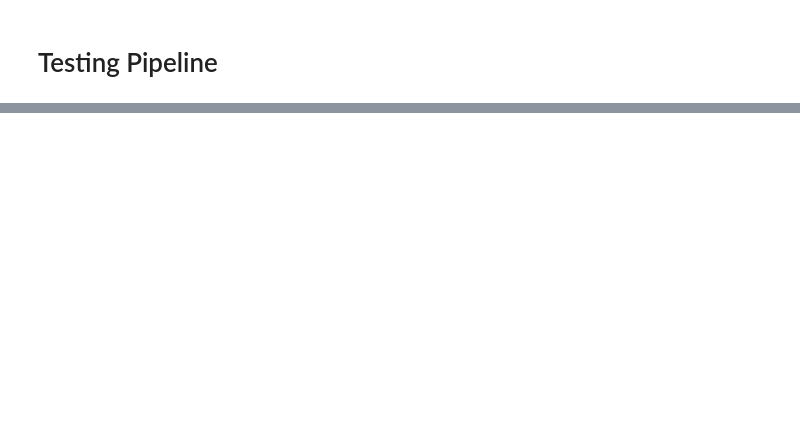
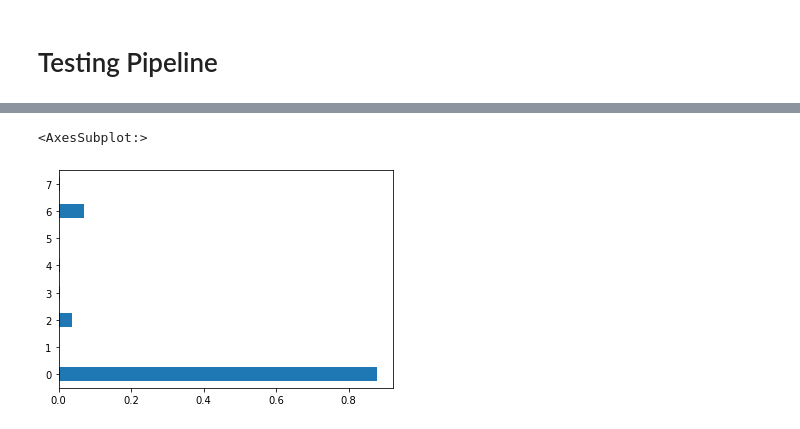
Before and after one commit to DataDavidProjects/UniversityProjects, a Jupyter notebook: Data Visualization and Text Mining/NLP/ModelCreation.ipynb, the cells around one changed output, grey strips where cells are left out. Drawn from its saved outputs; the diff is of its cells as text; code cells hidden in the pictures; blank space fills up the shorter version.

Commit message:
NLP 20 News Model

```diff
--- a/Data Visualization and Text Mining/NLP/ModelCreation.ipynb
+++ b/Data Visualization and Text Mining/NLP/ModelCreation.ipynb
@@ -284,8 +282,8 @@ import warnings
 warnings.simplefilter(action='ignore', category=FutureWarning)
 
 t0 = time.time()
-grid_results = grid.fit(X_t,yc) # Pipe line fitted with preprocessed clean text spacy
-results  =  pd.DataFrame(grid_results.cv_results_).sort_values('rank_test_score')
+grid_fitted = grid.fit(X_t,y) # Pipe line fitted with preprocessed clean text spacy
+results  =  pd.DataFrame(grid_fitted.cv_results_).sort_values('rank_test_score')
 
 t1 = time.time()
 delta = t1-t0
@@ -315,0 +301,2 @@ GridSearchCV(cv=3,
+# %%
+grid_fitted = grid_results
@@ -326,6 +317,7 @@ model_pipeline
 # %%
-import time
+#+++++++++++++++++++++++ BEST PIPE PARAMS ++++++++++++++++++++++++++++++++
+opt_pipeline  = grid_fitted.best_estimator_
 
 t0 = time.time()
-fitted_pipe = model_pipeline.fit(X,yc)
+fitted_pipe = opt_pipeline.fit(X,y)
 time.time() - t0
@@ -364,7 +358,7 @@ df['target']= label_encoder.fit_transform(df['label'])
 
 
 #++++++++++++++++++++++++ PICK RANDOM 30 % OF TEST++++++++++++++++++++++++++
-df = df.sample(frac = 0.01)
+df = df.sample(frac = 1)
 # dependent and independent variable
 X_test = df['text']
 y_test = df['target']
@@ -378,2 +390,6 @@ print(classification_report(y_test,y_pred))
 # %%
 dist_proba_pred = pd.DataFrame(fitted_pipe.predict_proba(X_test))
+dist_proba_pred.iloc[1].plot(kind ='barh')
+# %% [output]
+<AxesSubplot:>
+[figure, added]
```
Also changed, not shown: parts of 16 cells of this notebook.
